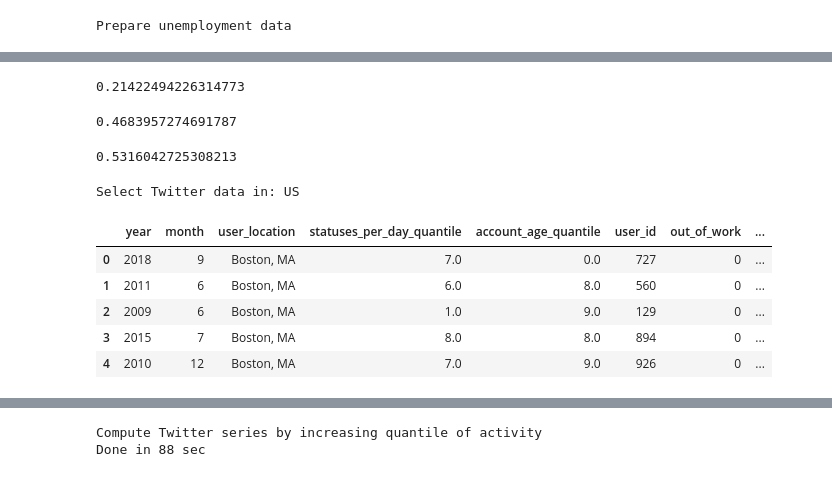
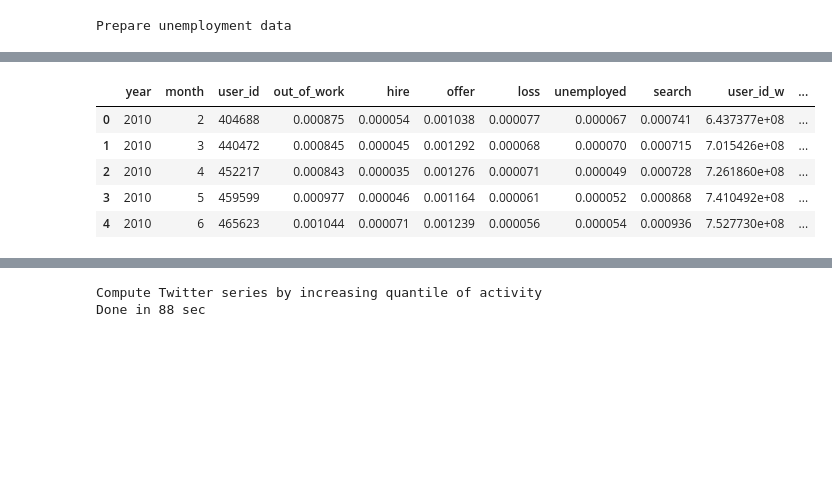
Before and after one commit to spfraib/twitter, a Jupyter notebook: 6-keywords/6.6-get-labor-market-predictions-country-level.ipynb, the cells around one changed output, grey strips where cells are left out. Cells and saved outputs as stored; diff of their text form; code cells hidden in the pictures; blank space fills up the shorter version.

```diff
--- a/6-keywords/6.6-get-labor-market-predictions-country-level.ipynb
+++ b/6-keywords/6.6-get-labor-market-predictions-country-level.ipynb
@@ -41,9 +44,10 @@ Features: statuses_per_day, account_age
 print('Load')
 start = timer()
 unemployment_rates=pd.read_csv(os.path.join(path_to_data,'official','country','time_series_unemployment_rate.csv'),index_col=0)
-pop_metro_areas=pd.read_csv(os.path.join(path_to_data,'official','city',country_code,'pop_metro_areas.csv'),index_col=0)
+users_predictions=pq.ParquetDataset(glob(os.path.join(path_to_data,'classification',country_code,'users_predictions','*.parquet'))).read().to_pandas()
 user_locations=pd.read_pickle(os.path.join(path_to_data,'locations','profiles','account-locations.pkl'))
-users_counts=pq.ParquetDataset(glob(os.path.join(path_to_data,'classification',country_code,'users_counts','*.parquet'))).read().to_pandas()
+pop_metro_areas=pd.read_csv(os.path.join(path_to_data,'official','metro_areas',country_code,'pop_metro_areas.csv'),index_col=0)
+user_location_2_geo_id_metro_areas=pd.read_csv(os.path.join(path_to_data,'official','metro_areas',country_code,'user_location_2_geo_id.csv'),index_col=0)
 print("Done in", round(timer()-start), "sec")
 # %% [output]
 Load
@@ -51,12 +55,32 @@ Done in 3 sec
 # %%
 print('Prepare unemployment data')
-df1=unemployment_rates[country_code].rename('unemployment_rate').reset_index()
-df1['unemployment_lag']=df1['unemployment_rate'].shift()
-df1['year'] = pd.to_datetime(df1['date']).dt.year
-df1['month'] = pd.to_datetime(df1['date']).dt.month
-df1.dropna(inplace=True)
+unemployment_rates=unemployment_rates[country_code].rename('unemployment_rate').reset_index()
+unemployment_rates['unemployment_lag']=unemployment_rates['unemployment_rate'].shift()
+unemployment_rates['year'] = pd.to_datetime(unemployment_rates['date']).dt.year
+unemployment_rates['month'] = pd.to_datetime(unemployment_rates['date']).dt.month
+unemployment_rates.dropna(inplace=True)
 # %% [output]
 Prepare unemployment data
-# %%
-user_locations=user_locations.loc[user_locations.country_short==country_code].copy()
-user_locations=user_locations.merge(users_counts.groupby('user_location',as_index=False)['user_id'].sum())
+# %%
+print('Prepare twitter data')
+users_predictions.year=users_predictions.year.astype(int)
+users_predictions.month=users_predictions.month.astype(int)
+user_locations=user_locations.loc[user_locations.country_short==country_code].copy()
+user_locations_metro_areas=user_locations.merge(user_location_2_geo_id_metro_areas,on='user_location')[['user_location','geo_id']].copy()
+users_predictions_metro_areas=users_predictions.merge(user_locations_metro_areas,on='user_location')
+users_predictions_metro_areas=users_predictions_metro_areas.groupby(['year','month','geo_id'],as_index=False)[
+['user_id', 'out_of_work', 'hire', 'offer', 'loss', 'unemployed', 'search']].sum()
+n_users_by_year_and_location=users_predictions_metro_areas.groupby(['year','geo_id'],as_index=False)[['user_id']].sum()
+weights_metro_areas=pop_metro_areas.merge(n_users_by_year_and_location,on=['year','geo_id'])
+weights_metro_areas=weights_metro_areas[weights_metro_areas['user_id']>=min_users].copy()
+weights_metro_areas['w']=(weights_metro_areas['pop'].divide(weights_metro_areas['user_id']))
+weights_metro_areas.drop(['user_id','pop'],1,inplace=True)
+users_predictions_metro_areas=users_predictions_metro_areas.merge(weights_metro_areas,on=['year','geo_id'])
+users_predictions_metro_areas[[x+'_w' for x in ['user_id']+labels]]=users_predictions_metro_areas[['user_id']+labels].multiply(users_predictions_metro_areas['w'],0)
+users_predictions_metro_areas=users_predictions_metro_areas.drop(['geo_id','w'],1).groupby(['year','month'],as_index=False).sum()
+users_predictions_metro_areas[labels]=\
+users_predictions_metro_areas[labels].divide(users_predictions_metro_areas['user_id'],0)
+users_predictions_metro_areas[[x+'_w' for x in labels]]=\
+users_predictions_metro_areas[[x+'_w' for x in labels]].divide(users_predictions_metro_areas['user_id_w'],0)
+users_predictions_metro_areas=users_predictions_metro_areas.merge(unemployment_rates,on=['year','month'])
+users_predictions_metro_areas['date'] = pd.to_datetime(users_predictions_metro_areas['year'].astype(str) + users_predictions_metro_areas['month'].astype(str), format='%Y%m') + pd.offsets.MonthEnd(0)
@@ -95,28 +106,9 @@ user_locations.drop(user_locations['administrative_area_level_1_long'].dropna().
-# %%
-user_locations.drop(user_locations['administrative_area_level_1_long'].dropna().index)['user_id'].sum()/user_locations['user_id'].sum()
-# %% [output]
-0.21422494226314773
-# %%
-user_locations.drop(user_locations['locality_long'].dropna().index)['user_id'].sum()/user_locations['user_id'].sum()
-# %% [output]
-0.4683957274691787
-# %%
-user_locations.groupby('locality_long')['user_id'].sum().sort_values(ascending=False).sum()/user_locations['user_id'].sum()
-# %% [output]
-0.5316042725308213
-# %%
-print('Select Twitter data in:', country_code)
-df2=users_counts.merge(user_locations.loc[user_locations.country_short==country_code,['user_location']])
-df2.year=df2.year.astype(int)
-df2.month=df2.month.astype(int)
-# %% [output]
-Select Twitter data in: US
 # %%
-df2.head()
+users_predictions_metro_areas.head()
 # %% [output]
-|  | year | month | user_location | statuses_per_day_quantile | account_age_quantile | user_id | out_of_work | ... |
-| 0 | 2018 | 9 | Boston, MA | 7.0 | 0.0 | 727 | 0 | ... |
-| 1 | 2011 | 6 | Boston, MA | 6.0 | 8.0 | 560 | 0 | ... |
-| 2 | 2009 | 6 | Boston, MA | 1.0 | 9.0 | 129 | 0 | ... |
-| 3 | 2015 | 7 | Boston, MA | 8.0 | 8.0 | 894 | 0 | ... |
-| 4 | 2010 | 12 | Boston, MA | 7.0 | 9.0 | 926 | 0 | ... |
+|  | year | month | user_id | out_of_work | hire | offer | loss | unemployed | search | user_id_w | ... |
+| 0 | 2010 | 2 | 404688 | 0.000875 | 0.000054 | 0.001038 | 0.000077 | 0.000067 | 0.000741 | 6.437377e+08 | ... |
+| 1 | 2010 | 3 | 440472 | 0.000845 | 0.000045 | 0.001292 | 0.000068 | 0.000070 | 0.000715 | 7.015426e+08 | ... |
+| 2 | 2010 | 4 | 452217 | 0.000843 | 0.000035 | 0.001276 | 0.000071 | 0.000049 | 0.000728 | 7.261860e+08 | ... |
+| 3 | 2010 | 5 | 459599 | 0.000977 | 0.000046 | 0.001164 | 0.000061 | 0.000052 | 0.000868 | 7.410492e+08 | ... |
+| 4 | 2010 | 6 | 465623 | 0.001044 | 0.000071 | 0.001239 | 0.000056 | 0.000054 | 0.000936 | 7.527730e+08 | ... |
```
Also changed, not shown: parts of 11 cells of this notebook, 2 other files.
